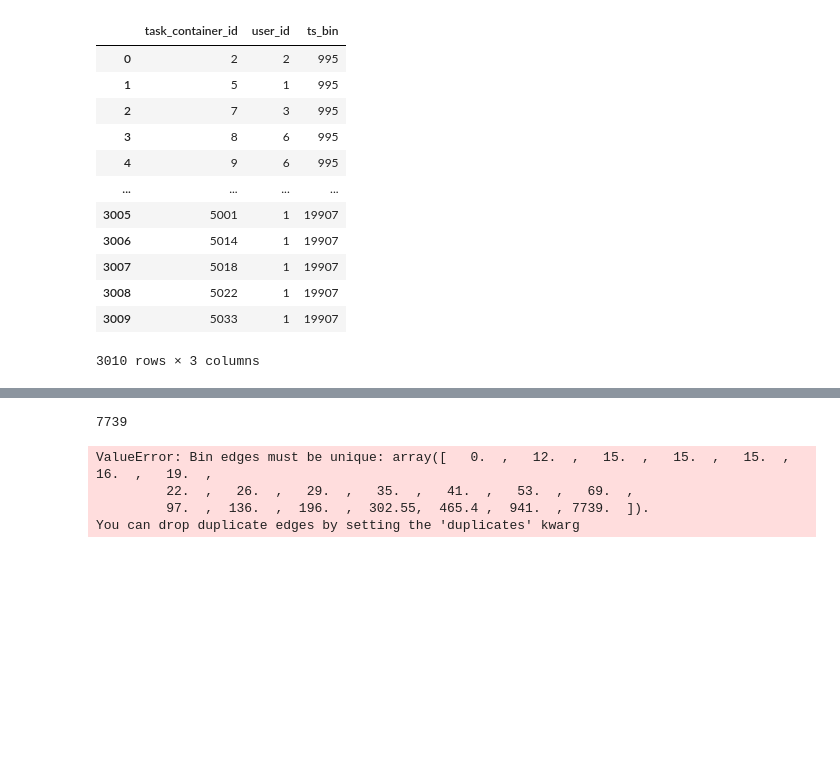
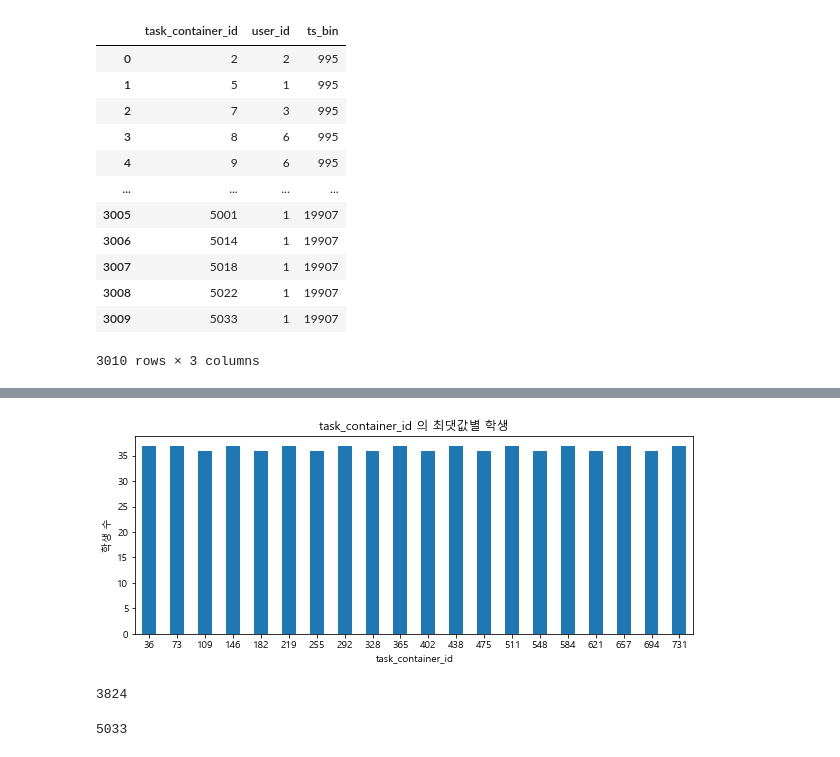
Before and after one commit to ingu627/answer_correctness, a Jupyter notebook: Train_Lectures.ipynb, the cells around one changed output, grey strips where cells are left out. Cells and saved outputs as stored; diff of their text form; code cells hidden in the pictures; blank space fills up the shorter version.

```diff
--- a/Train_Lectures.ipynb
+++ b/Train_Lectures.ipynb
@@ -144,0 +153,4 @@ tmp
+# %%
+tmp=pd.DataFrame(tmp.groupby("task_container_id").user_id.count())
+tmp=tmp.reset_index(drop=False)
+tmp[:50]
@@ -144,0 +179,4 @@ tmp
+# %%
+bin_labels_20 = [int(731/20*x) for x in range(1,21)]
+tmp['ts_bin'] = pd.qcut(tmp['task_container_id'], q=20, labels=bin_labels_20)
+tmp
@@ -145,13 +218,19 @@ tmp
+# %%
+fig1=plt.figure(figsize=(10,8))
+p = fig1.add_subplot(2,1,1)
+p = tmp.groupby("ts_bin").sum()['user_id'].plot.bar()
+plt.title("task_container_id 의 최댓값별 학생")
+plt.xlabel("task_container_id")
+plt.ylabel("학생 수")
+plt.xticks(rotation=0)
+plt.show()
+# %% [output]
+[figure, added]
+# %%
+TrQu.user_id.nunique()
+# %% [output]
+3824
 # %%
 tmp.task_container_id.max()
 # %% [output]
-7739
+5033
-# %%
-bin_labels_20 = [int((len(tmp)/20)*x) for x in range(1,21)]
-tmp['ts_bin'] = pd.qcut(tmp['task_container_id'], q=20, labels=bin_labels_20)
-tmp
-# %% [output]
-ValueError: Bin edges must be unique: array([   0.  ,   12.  ,   15.  ,   15.  ,   15.  ,   16.  ,   19.  ,
-         22.  ,   26.  ,   29.  ,   35.  ,   41.  ,   53.  ,   69.  ,
-         97.  ,  136.  ,  196.  ,  302.55,  465.4 ,  941.  , 7739.  ]).
-You can drop duplicate edges by setting the 'duplicates' kwarg
```
Also changed, not shown: parts of 11 cells of this notebook.
